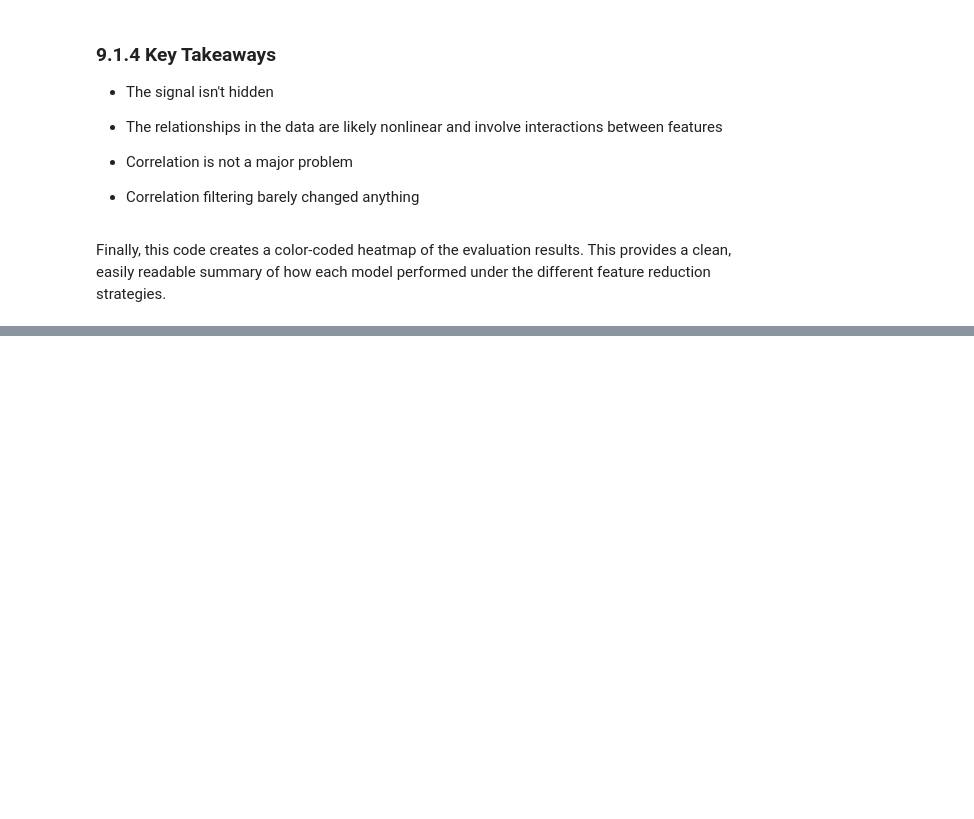
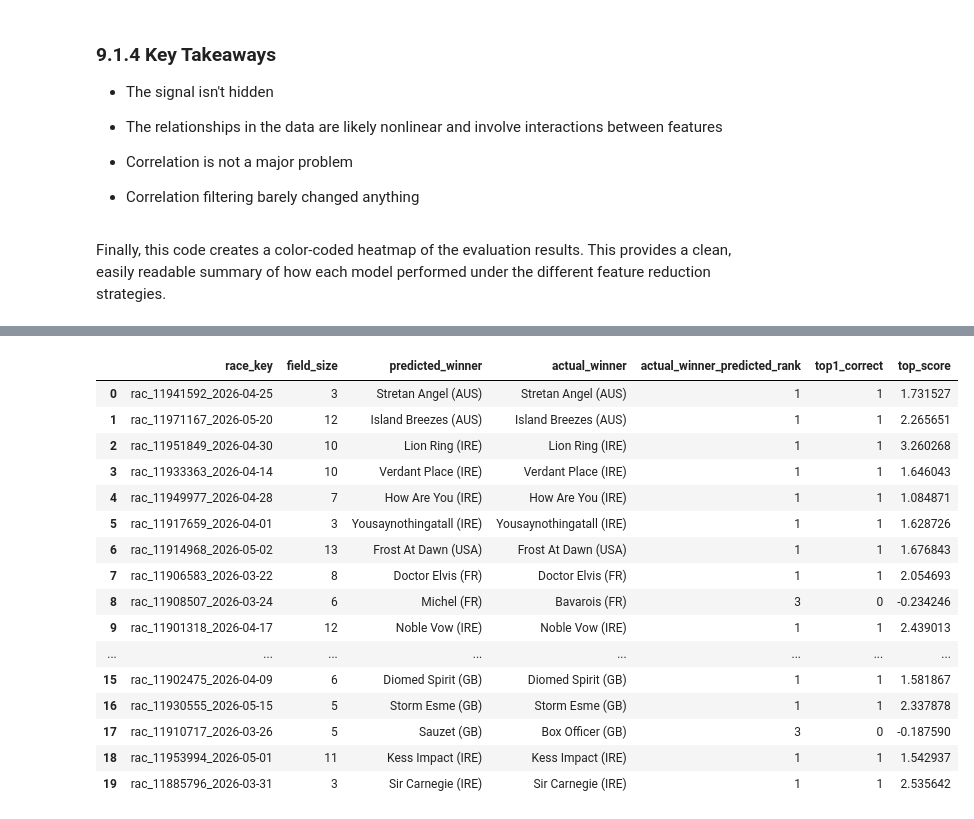
Before and after one commit to knguyen0923/Equi-Metrics, a Jupyter notebook: Equi_Metrics.ipynb, the cells around one changed output, grey strips where cells are left out. Saved outputs shown, nothing was run; the diff lists cells and outputs as text; code cells hidden in the pictures; blank space fills up the shorter version.

```diff
--- a/Equi_Metrics.ipynb
+++ b/Equi_Metrics.ipynb
@@ -5027,0 +4980,75 @@ print("MAE:", lgbm_diff.abs().mean())
+# %%
+import numpy as np
+import pandas as pd
+
+# ==============================
+# Check XGBRanker Engine on 20 VALID Random Races
+# Valid race = exactly one recorded winner
+# ==============================
+
+random_state = 42
+num_races = 20
+
+# Get only races with exactly one winner
+valid_race_keys = (
+    nn_test_df.groupby("race_key")["winner"]
+    .sum()
+    .reset_index()
+)
+
+valid_race_keys = valid_race_keys[
+    valid_race_keys["winner"] == 1
+]["race_key"]
+
+print("Total valid races available:", len(valid_race_keys))
+
+# Sample 20 valid races
+random_race_keys = (
+    valid_race_keys
+    .sample(num_races, random_state=random_state)
+    .tolist()
+)
+
+all_predictions = []
+race_summaries = []
+
+for race_key in random_race_keys:
+    race_df = nn_test_df[nn_test_df["race_key"] == race_key].copy()
+
+    # Run prediction engine
+    preds = predict_race_order_xgbranker(race_df).copy()
+    preds["race_key_checked"] = race_key
+
+    all_predictions.append(preds)
+
+    # Predicted winner
+    top_pick = preds.iloc[0]
+
+    # Actual winner
+    actual_winner = preds[preds["winner"] == 1].iloc[0]
+    actual_winner_predicted_rank = actual_winner["xgb_predicted_rank"]
+    top1_correct = int(actual_winner_predicted_rank == 1)
+    actual_winner_name = actual_winner["runner_horse"]
+
+    race_summaries.append({
+        "race_key": race_key,
+        "field_size": len(race_df),
+        "predicted_winner": top_pick["runner_horse"],
+        "actual_winner": actual_winner_name,
+        "actual_winner_predicted_rank": actual_winner_predicted_rank,
+        "top1_correct": top1_correct,
+        "top_score": top_pick["xgb_predicted_score"]
+    })
+
+# Combine all predictions
+xgb_20_valid_race_predictions = pd.concat(all_predictions, ignore_index=True)
+
+# Summary table
+xgb_20_valid_race_summary = pd.DataFrame(race_summaries)
+
+print("Checked", num_races, "valid random races.")
+print("Top-1 correct:", int(xgb_20_valid_race_summary["top1_correct"].sum()), "out of", num_races)
+print("Top-1 accuracy on these 20 valid races:", round(xgb_20_valid_race_summary["top1_correct"].mean(), 4))
+
+xgb_20_valid_race_summary
+# %% [output]
@@ -5027,0 +5059,17 @@ print("MAE:", lgbm_diff.abs().mean())
+|  | race_key | field_size | predicted_winner | actual_winner | actual_winner_predicted_rank | top1_correct | top_score |
+| 0 | rac_11941592_2026-04-25 | 3 | Stretan Angel (AUS) | Stretan Angel (AUS) | 1 | 1 | 1.731527 |
+| 1 | rac_11971167_2026-05-20 | 12 | Island Breezes (AUS) | Island Breezes (AUS) | 1 | 1 | 2.265651 |
+| 2 | rac_11951849_2026-04-30 | 10 | Lion Ring (IRE) | Lion Ring (IRE) | 1 | 1 | 3.260268 |
+| 3 | rac_11933363_2026-04-14 | 10 | Verdant Place (IRE) | Verdant Place (IRE) | 1 | 1 | 1.646043 |
+| 4 | rac_11949977_2026-04-28 | 7 | How Are You (IRE) | How Are You (IRE) | 1 | 1 | 1.084871 |
+| 5 | rac_11917659_2026-04-01 | 3 | Yousaynothingatall (IRE) | Yousaynothingatall (IRE) | 1 | 1 | 1.628726 |
+| 6 | rac_11914968_2026-05-02 | 13 | Frost At Dawn (USA) | Frost At Dawn (USA) | 1 | 1 | 1.676843 |
+| 7 | rac_11906583_2026-03-22 | 8 | Doctor Elvis (FR) | Doctor Elvis (FR) | 1 | 1 | 2.054693 |
+| 8 | rac_11908507_2026-03-24 | 6 | Michel (FR) | Bavarois (FR) | 3 | 0 | -0.234246 |
+| 9 | rac_11901318_2026-04-17 | 12 | Noble Vow (IRE) | Noble Vow (IRE) | 1 | 1 | 2.439013 |
+| ... | ... | ... | ... | ... | ... | ... | ... |
+| 15 | rac_11902475_2026-04-09 | 6 | Diomed Spirit (GB) | Diomed Spirit (GB) | 1 | 1 | 1.581867 |
+| 16 | rac_11930555_2026-05-15 | 5 | Storm Esme (GB) | Storm Esme (GB) | 1 | 1 | 2.337878 |
+| 17 | rac_11910717_2026-03-26 | 5 | Sauzet (GB) | Box Officer (GB) | 3 | 0 | -0.187590 |
+| 18 | rac_11953994_2026-05-01 | 11 | Kess Impact (IRE) | Kess Impact (IRE) | 1 | 1 | 1.542937 |
+| 19 | rac_11885796_2026-03-31 | 3 | Sir Carnegie (IRE) | Sir Carnegie (IRE) | 1 | 1 | 2.535642 |
```
Also changed, not shown: parts of 218 cells of this notebook.
